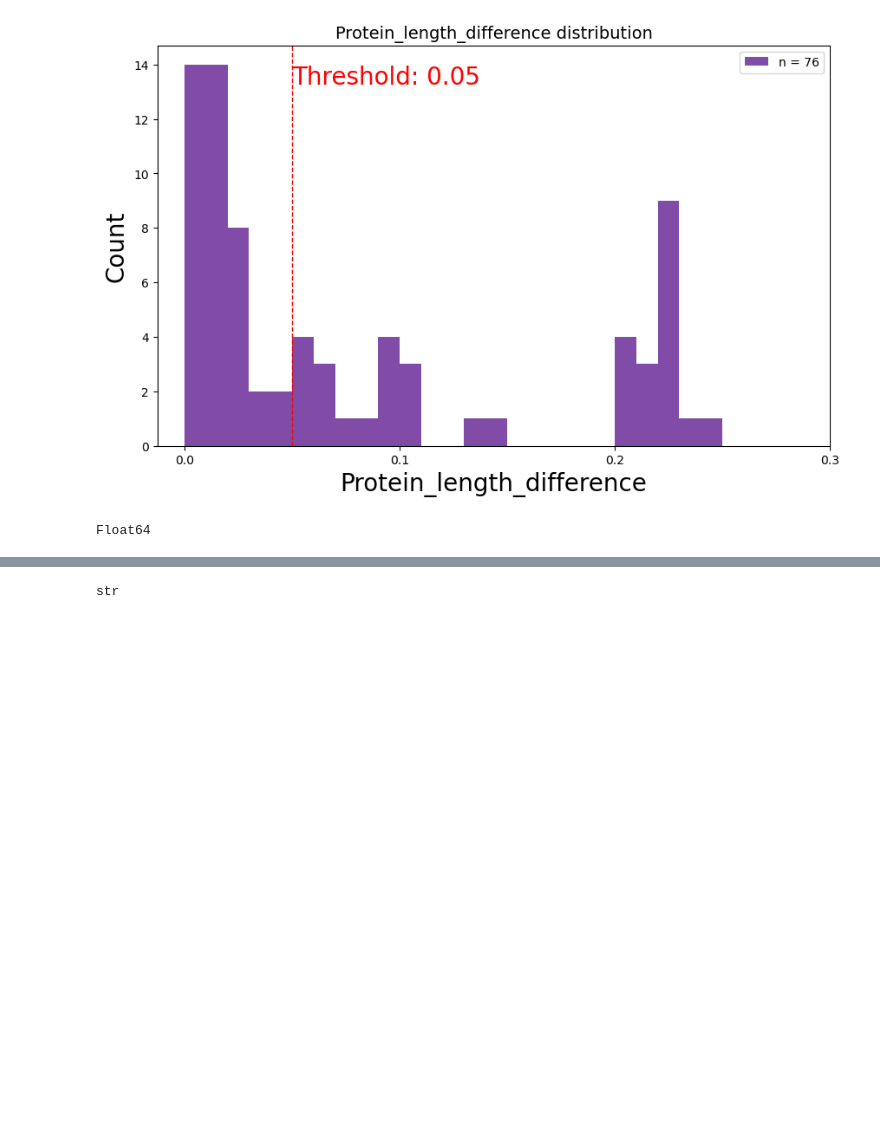
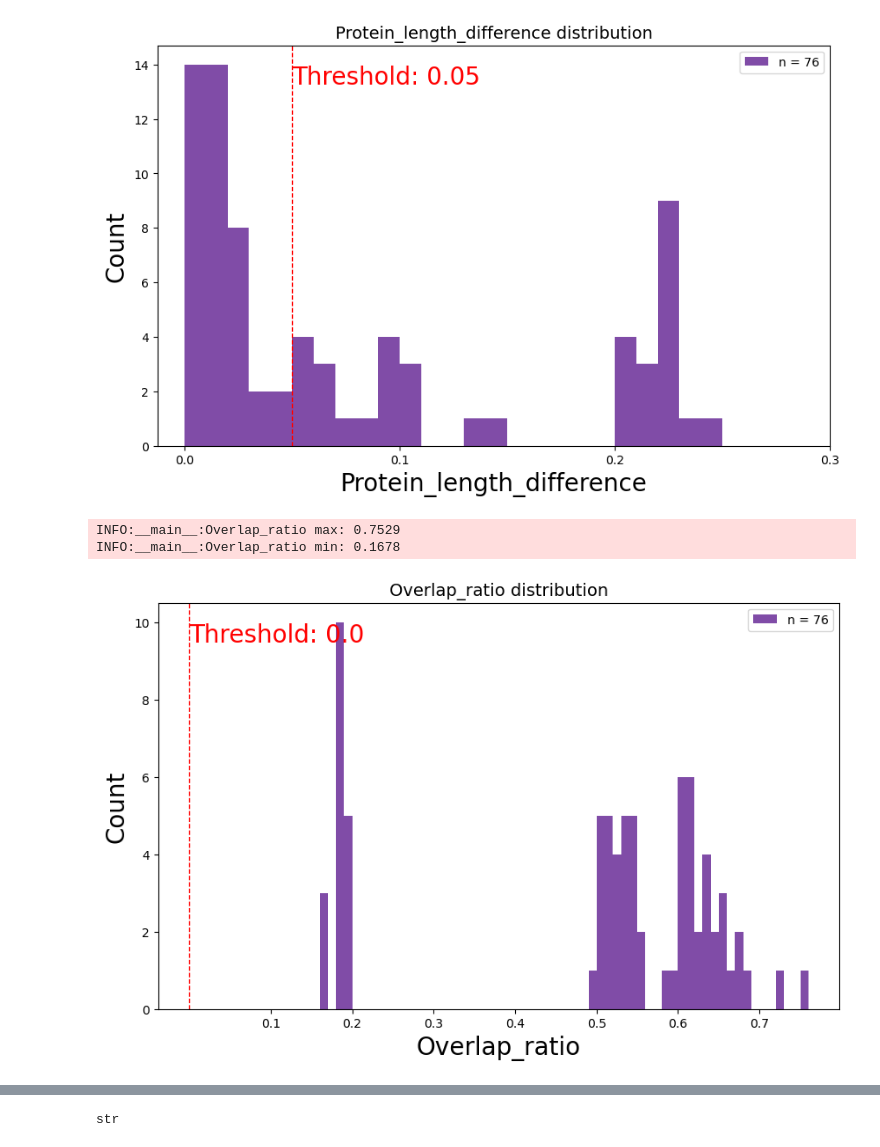
Before and after one commit to juliandeanmoran/BISSH, a Jupyter notebook: testing/explore_zorya.ipynb, the cells around one changed output, grey strips where cells are left out. Drawn from its saved outputs; the diff is of its cells as text; code cells hidden in the pictures; blank space fills up the shorter version.

Commit message:
Modified filtering criteria. Wrote out explicit filtering intermediates with dataset length in file names.

```diff
--- a/testing/explore_zorya.ipynb
+++ b/testing/explore_zorya.ipynb
@@ -36,7 +36,7 @@ logger = logging.getLogger(__name__)
 
 VAR_NAME_LENGTH_ERROR = "Protein_length_difference"
 THRESHOLD_LENGTH_ERROR = 0.05
-THRESHOLD_OVERLAP_RATIO = 0.9
+THRESHOLD_OVERLAP_RATIO = 0.0
 PYMOL_ALIGN_METHOD = "super"
 COL_CLUSTER_ID = "cluster_id"
 COL_BACT_PROT_ID = "defense_system_protein_id"
@@ -402,22 +405,22 @@ INFO:__main__:Protein_length_difference min: 0.001
 # %%
 # ────────────────────────────────────────────────────────────
 #      Plot hist: Overlap ratio
 # ────────────────────────────────────────────────────────────
 
 plot_hist(
     df=df_ann,
     col_name="Overlap_ratio",
-    colour="green",
+    colour="indigo",
     tick_interval=0.1,
     bin_width=0.01,
     title=f"Overlap_ratio distribution",
     xlabel="Overlap_ratio",
     axis_label_fontSize=20,
     out_path=f"{OUT_DIR}/hist_Overlap_ratio",
     threshold=THRESHOLD_OVERLAP_RATIO,
-    threshold_ann_side="right"
+    threshold_ann_side="left"
 )
+# %% [output]
+INFO:__main__:Overlap_ratio max: 0.7529
+INFO:__main__:Overlap_ratio min: 0.1678
+[figure, added]
-# %%
-df_ann.schema[VAR_NAME_LENGTH_ERROR]
-# %% [output]
-Float64
```
Also changed, not shown: parts of 4 cells of this notebook, 6 other files.
